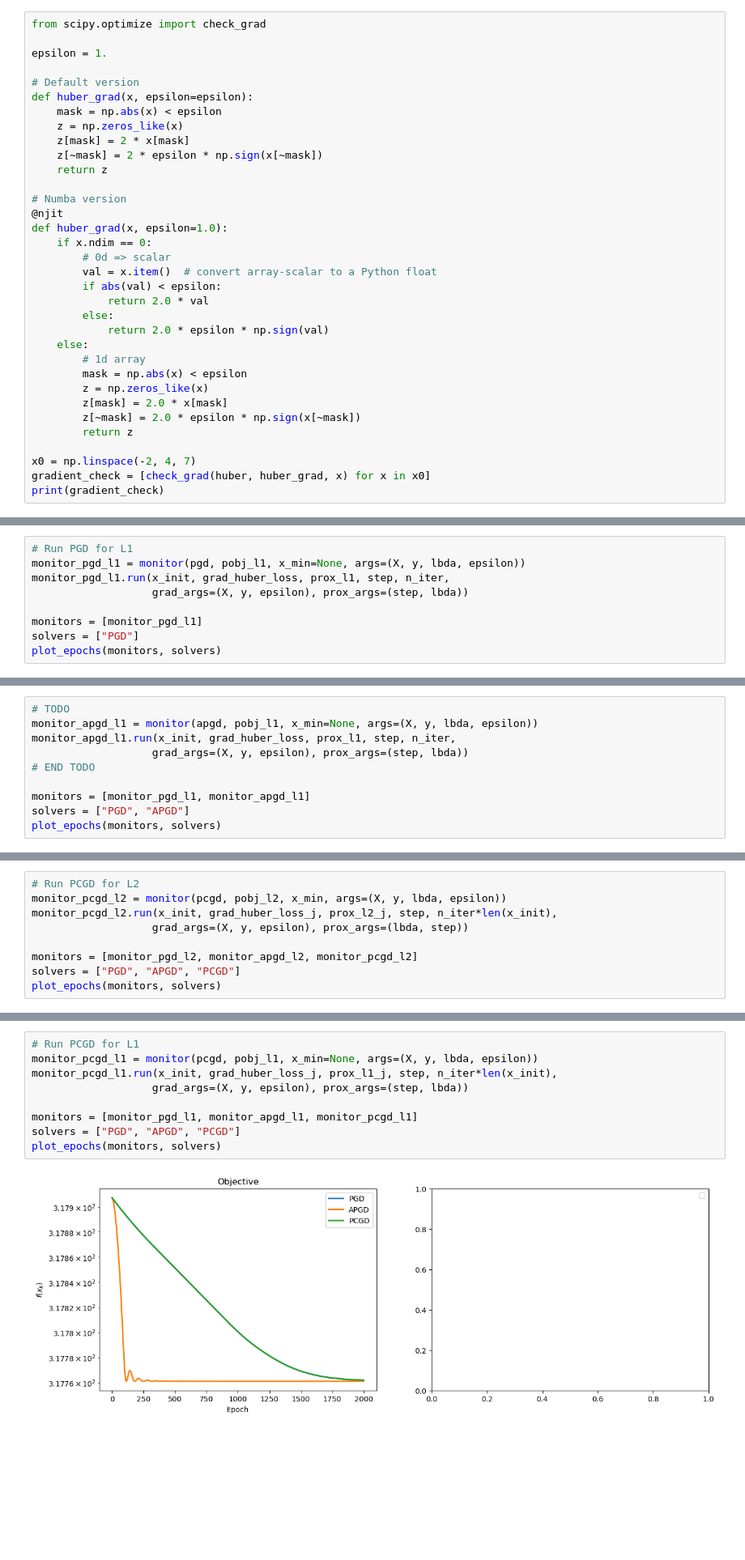
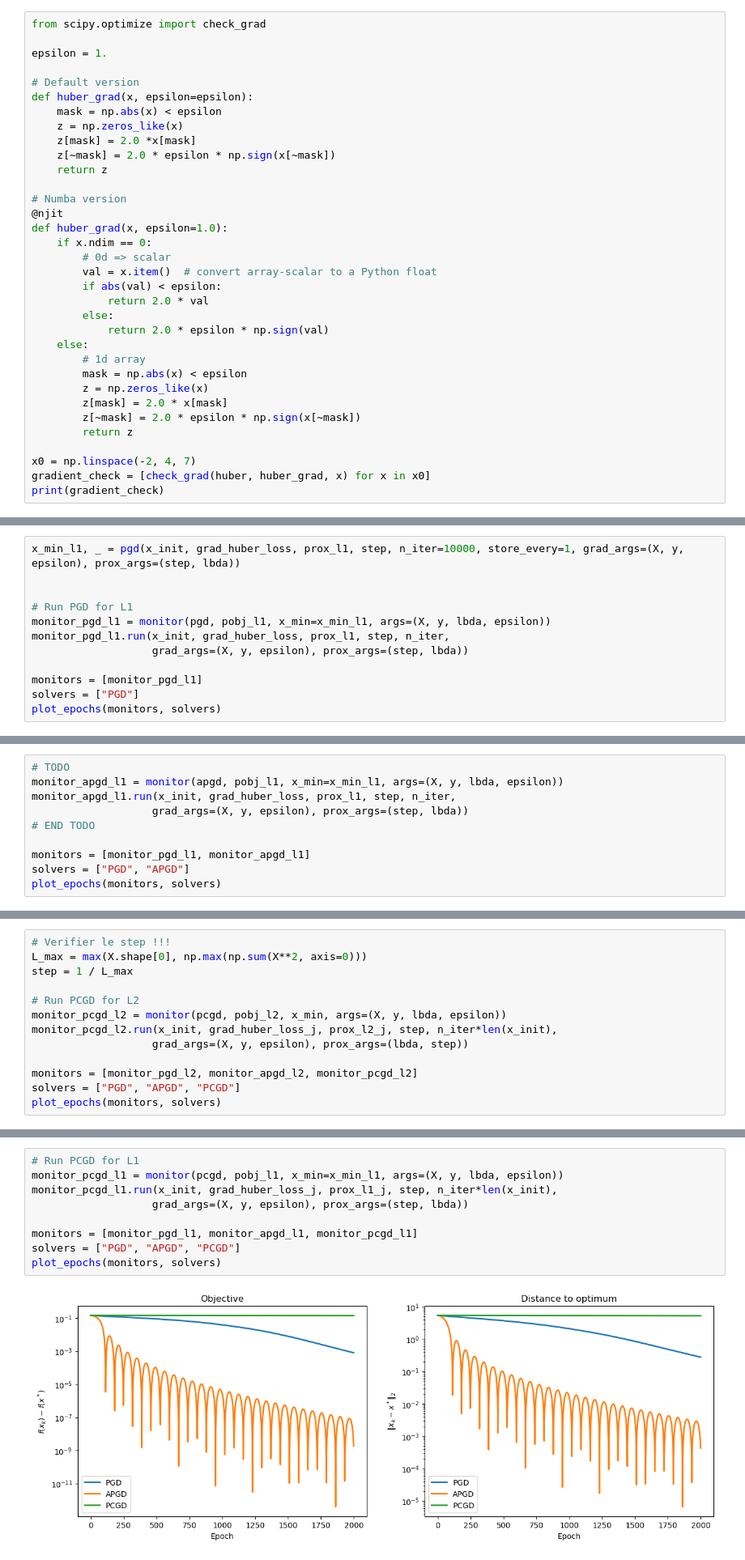
Before and after one commit to sol-dnn/robust_regression_optimization, a Jupyter notebook: project_m2_optim_data_science_2024-2025_huber.ipynb, the cells around one changed output, grey strips where cells are left out. Shown at 81% size. Drawn from its saved outputs; the diff is of its cells as text; blank space fills up the shorter version.

```diff
--- a/project_m2_optim_data_science_2024-2025_huber.ipynb
+++ b/project_m2_optim_data_science_2024-2025_huber.ipynb
@@ -449,8 +449,8 @@ epsilon = 1.
 def huber_grad(x, epsilon=epsilon):
     mask = np.abs(x) < epsilon
     z = np.zeros_like(x)
-    z[mask] = 2 * x[mask]
-    z[~mask] = 2 * epsilon * np.sign(x[~mask])
+    z[mask] = 2.0 *x[mask]
+    z[~mask] = 2.0 * epsilon * np.sign(x[~mask])
     return z
 
 # Numba version
@@ -798,8 +799,11 @@ plot_epochs(monitors, solvers)
 # %% [markdown]
 Now for the $\ell_1$ regularization:
 # %%
+x_min_l1, _ = pgd(x_init, grad_huber_loss, prox_l1, step, n_iter=10000, store_every=1, grad_args=(X, y, epsilon), prox_args=(step, lbda))
+
+
 # Run PGD for L1
-monitor_pgd_l1 = monitor(pgd, pobj_l1, x_min=None, args=(X, y, lbda, epsilon))
+monitor_pgd_l1 = monitor(pgd, pobj_l1, x_min=x_min_l1, args=(X, y, lbda, epsilon))
 monitor_pgd_l1.run(x_init, grad_huber_loss, prox_l1, step, n_iter,
                    grad_args=(X, y, epsilon), prox_args=(step, lbda))
 
@@ -878,7 +882,7 @@ plot_epochs(monitors, solvers)
 [figure]
 # %%
 # TODO
-monitor_apgd_l1 = monitor(apgd, pobj_l1, x_min=None, args=(X, y, lbda, epsilon))
+monitor_apgd_l1 = monitor(apgd, pobj_l1, x_min=x_min_l1, args=(X, y, lbda, epsilon))
 monitor_apgd_l1.run(x_init, grad_huber_loss, prox_l1, step, n_iter,
                    grad_args=(X, y, epsilon), prox_args=(step, lbda))
 # END TODO
@@ -1029,6 +1033,10 @@ def pcgd(x_init, grad_j, prox_j, step, n_iter=100, store_every=None,
     return x, x_list
 # END TODO
 # %%
+# Verifier le step !!!
+L_max = max(X.shape[0], np.max(np.sum(X**2, axis=0)))
+step = 1 / L_max
+
 # Run PCGD for L2
 monitor_pcgd_l2 = monitor(pcgd, pobj_l2, x_min, args=(X, y, lbda, epsilon))
 monitor_pcgd_l2.run(x_init, grad_huber_loss_j, prox_l2_j, step, n_iter*len(x_init),
@@ -1042,14 +1050,14 @@ plot_epochs(monitors, solvers)
 # %%
 # Run PCGD for L1
-monitor_pcgd_l1 = monitor(pcgd, pobj_l1, x_min=None, args=(X, y, lbda, epsilon))
+monitor_pcgd_l1 = monitor(pcgd, pobj_l1, x_min=x_min_l1, args=(X, y, lbda, epsilon))
 monitor_pcgd_l1.run(x_init, grad_huber_loss_j, prox_l1_j, step, n_iter*len(x_init),
                    grad_args=(X, y, epsilon), prox_args=(step, lbda))
 
 monitors = [monitor_pgd_l1, monitor_apgd_l1, monitor_pcgd_l1]
 solvers = ["PGD", "APGD", "PCGD"]
 plot_epochs(monitors, solvers)
 # %% [output]
-[figure, old version]
+[figure, new version]
 # %% [markdown]
 <div class="alert alert-success">
     <b>QUESTION 12:</b>
```
Also changed, not shown: parts of 13 cells of this notebook.
